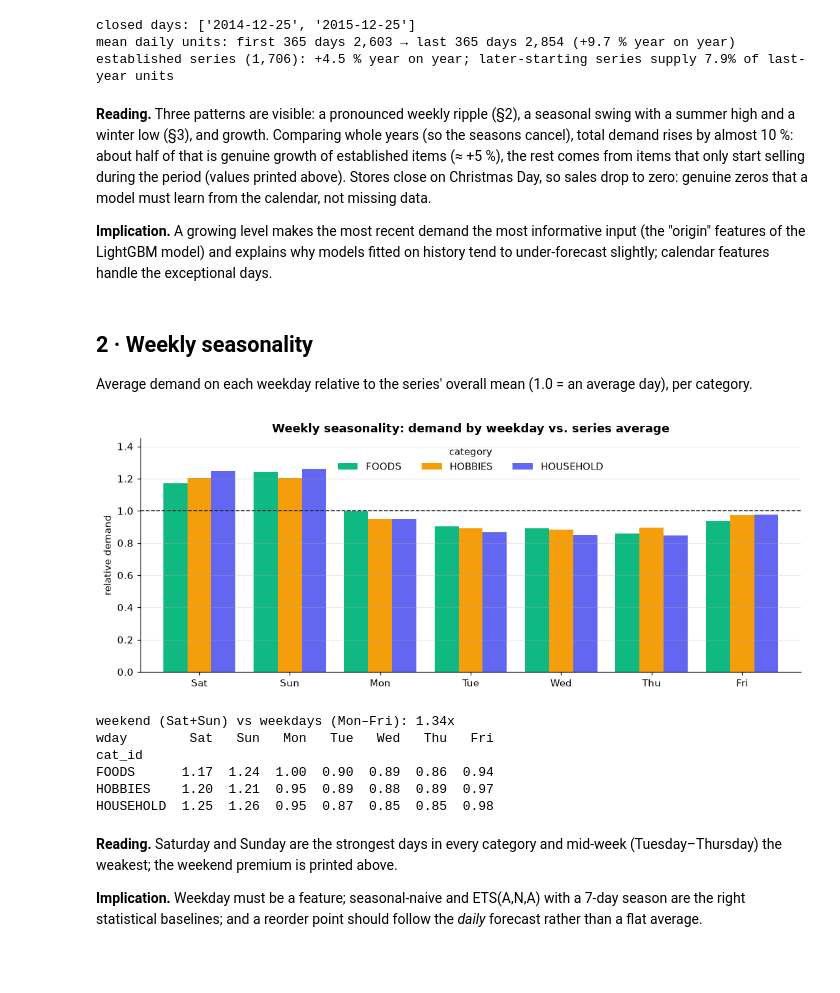
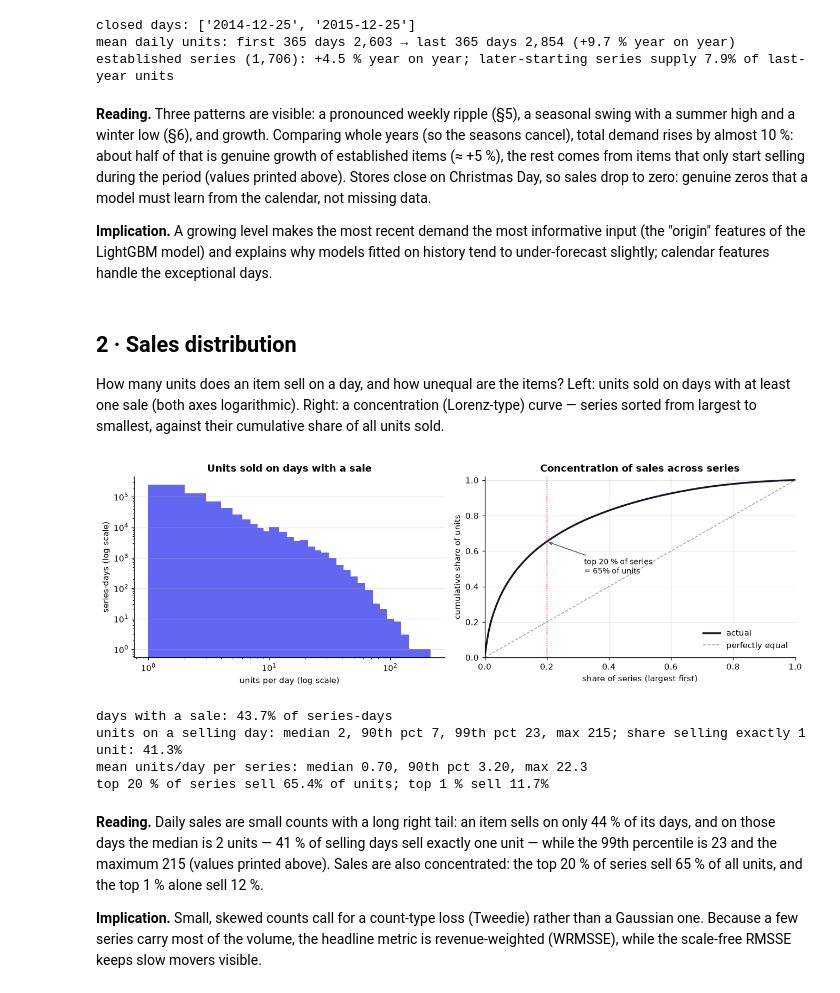
Before and after one commit to Nayeem135/End-to-End-Demand-Forecasting-Intelligent-Inventory-Optimization-Engine, a Jupyter notebook: notebooks/01_eda.ipynb, the cells around one changed output. Cells and saved outputs as stored; diff of their text form; code cells hidden in the pictures; blank space fills up the shorter version.

```diff
--- a/notebooks/01_eda.ipynb
+++ b/notebooks/01_eda.ipynb
@@ -109,8 +111,8 @@ closed days: ['2014-12-25', '2015-12-25']
 mean daily units: first 365 days 2,603 → last 365 days 2,854 (+9.7 % year on year)
 established series (1,706): +4.5 % year on year; later-starting series supply 7.9% of last-year units
 # %% [markdown]
-**Reading.** Three patterns are visible: a pronounced weekly ripple (§2), a seasonal swing
-with a summer high and a winter low (§3), and growth. Comparing whole years (so the seasons
+**Reading.** Three patterns are visible: a pronounced weekly ripple (§5), a seasonal swing
+with a summer high and a winter low (§6), and growth. Comparing whole years (so the seasons
 cancel), total demand rises by almost 10 %: about half of that is genuine growth of
 established items (≈ +5 %), the rest comes from items that only start selling during the
 period (values printed above). Stores close on Christmas Day, so sales drop to zero:
@@ -120,38 +122,57 @@ genuine zeros that a model must learn from the calendar, not missing data.
 (the "origin" features of the LightGBM model) and explains why models fitted on history
 tend to under-forecast slightly; calendar features handle the exceptional days.
 # %% [markdown]
-## 2 · Weekly seasonality
+## 2 · Sales distribution
 
-Average demand on each weekday relative to the series' overall mean (1.0 = an average
-day), per category.
+How many units does an item sell on a day, and how unequal are the items? Left: units
+sold on days with at least one sale (both axes logarithmic). Right: a concentration
+(Lorenz-type) curve — series sorted from largest to smallest, against their cumulative
+share of all units sold.
 # %%
-weekly = df.groupby(["cat_id", "wday"])["rel"].mean().unstack(0).rename(index=WEEKDAYS)
-fig, ax = plt.subplots()
-weekly.plot.bar(ax=ax, color=[COLORS[c] for c in weekly.columns], width=0.8, rot=0)
-ax.axhline(1.0, color="#0f172a", lw=1, ls="--")
-ax.set(title="Weekly seasonality: demand by weekday vs. series average", xlabel="", ylabel="relative demand",
-       ylim=(0, 1.45))
-ax.grid(False, axis="x")
-ax.legend(title="category", ncol=3, loc="upper center")
-save(fig, "02_weekly_seasonality")
+pos = df.loc[df["y"] > 0, "y"]
+volume = df.groupby("unique_id")["y"].sum().sort_values(ascending=False)
+cum_share = volume.cumsum() / volume.sum()
+series_share = np.arange(1, len(volume) + 1) / len(volume)
+top20 = float(cum_share.iloc[int(0.2 * len(volume)) - 1])
+
+fig, (a1, a2) = plt.subplots(1, 2, figsize=(12, 4))
+bins = np.unique(np.logspace(0, np.log10(pos.max() + 1), 40).round())
+a1.hist(pos, bins=bins, color="#6366f1")
+a1.set(xscale="log", yscale="log", title="Units sold on days with a sale",
+       xlabel="units per day (log scale)", ylabel="series-days (log scale)")
+a2.plot(series_share, cum_share, color="#0f172a", lw=2.2, label="actual")
+a2.plot([0, 1], [0, 1], color="#94a3b8", lw=1, ls="--", label="perfectly equal")
+a2.axvline(0.2, color="#f43f5e", lw=1, ls=":")
+a2.annotate(f"top 20 % of series\n= {top20:.0%} of units", (0.2, top20), xytext=(0.32, top20 - 0.18),
+            arrowprops={"arrowstyle": "->", "color": "#475569"}, fontsize=9)
+a2.set(title="Concentration of sales across series", xlabel="share of series (largest first)",
+       ylabel="cumulative share of units", xlim=(0, 1), ylim=(0, 1.02))
+a2.grid(True, axis="both", alpha=0.3)
+a2.legend(loc="lower right")
+save(fig, "02_sales_distribution")
 plt.show()
 
-w = df.groupby("wday")["rel"].mean()
-print(f"weekend (Sat+Sun) vs weekdays (Mon–Fri): {w[[1, 2]].mean() / w[[3, 4, 5, 6, 7]].mean():.2f}x")
-print(weekly.round(2).T.to_string())
+q = pos.quantile([0.5, 0.9, 0.99])
+print(f"days with a sale: {len(pos) / len(df):.1%} of series-days")
+print(f"units on a selling day: median {q[0.5]:.0f}, 90th pct {q[0.9]:.0f}, 99th pct {q[0.99]:.0f}, max {pos.max():.0f}; "
+      f"share selling exactly 1 unit: {(pos == 1).mean():.1%}")
+per_day = df.groupby("unique_id")["y"].mean()
+print(f"mean units/day per series: median {per_day.median():.2f}, 90th pct {per_day.quantile(0.9):.2f}, max {per_day.max():.1f}")
+print(f"top 20 % of series sell {top20:.1%} of units; top 1 % sell {cum_share.iloc[int(0.01 * len(volume)) - 1]:.1%}")
 # %% [output]
-[figure, old version]
+[figure, new version]
-weekend (Sat+Sun) vs weekdays (Mon–Fri): 1.34x
-wday        Sat   Sun   Mon   Tue   Wed   Thu   Fri
-cat_id
-FOODS      1.17  1.24  1.00  0.90  0.89  0.86  0.94
-HOBBIES    1.20  1.21  0.95  0.89  0.88  0.89  0.97
-HOUSEHOLD  1.25  1.26  0.95  0.87  0.85  0.85  0.98
+days with a sale: 43.7% of series-days
+units on a selling day: median 2, 90th pct 7, 99th pct 23, max 215; share selling exactly 1 unit: 41.3%
+mean units/day per series: median 0.70, 90th pct 3.20, max 22.3
+top 20 % of series sell 65.4% of units; top 1 % sell 11.7%
 # %% [markdown]
-**Reading.** Saturday and Sunday are the strongest days in every category and
-mid-week (Tuesday–Thursday) the weakest; the weekend premium is printed above.
+**Reading.** Daily sales are small counts with a long right tail: an item sells on only
+44 % of its days, and on those days the median is 2 units — 41 % of selling days sell
+exactly one unit — while the 99th percentile is 23 and the maximum 215 (values printed
+above). Sales are also concentrated: the top 20 % of series sell 65 % of all units, and
+the top 1 % alone sell 12 %.
 
-**Implication.** Weekday must be a feature; seasonal-naive and ETS(A,N,A) with a 7-day
-season are the right statistical baselines; and a reorder point should follow the
-*daily* forecast rather than a flat average.
+**Implication.** Small, skewed counts call for a count-type loss (Tweedie) rather than a
+Gaussian one. Because a few series carry most of the volume, the headline metric is
+revenue-weighted (WRMSSE), while the scale-free RMSSE keeps slow movers visible.
 # %% [markdown]
```
Also changed, not shown: parts of 23 cells of this notebook, 9 other files.
